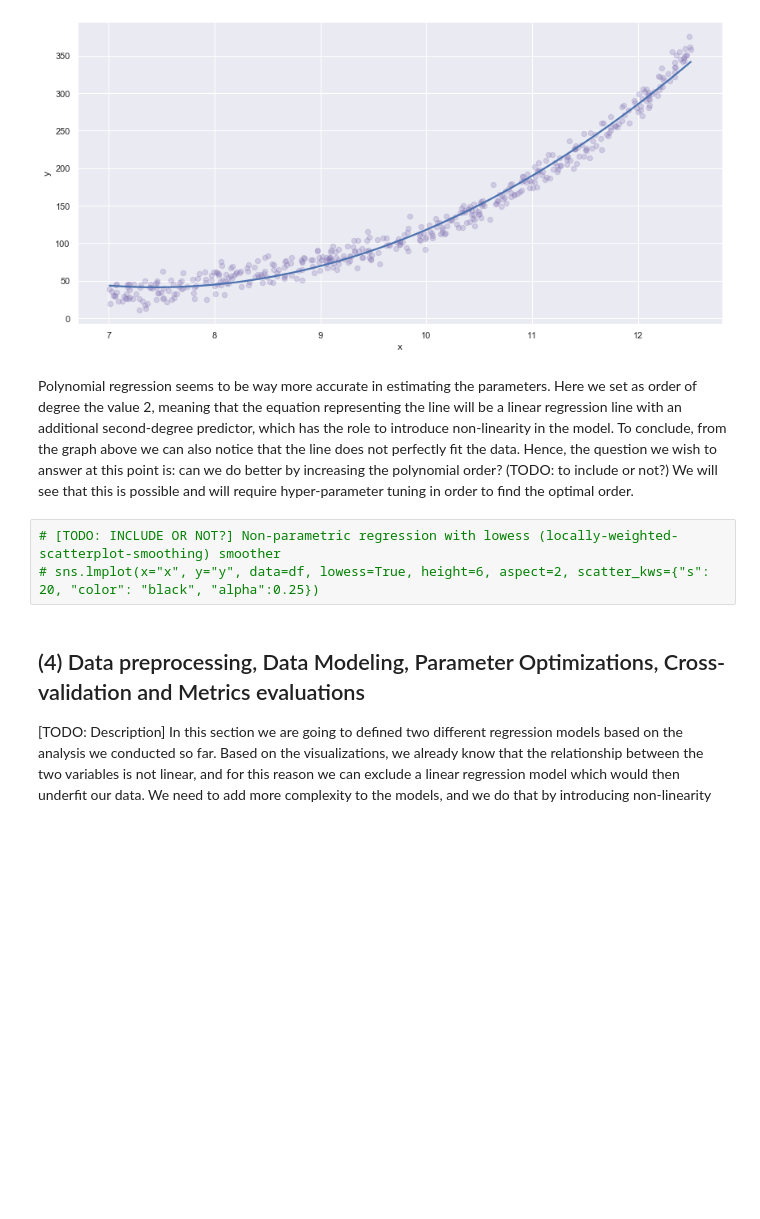
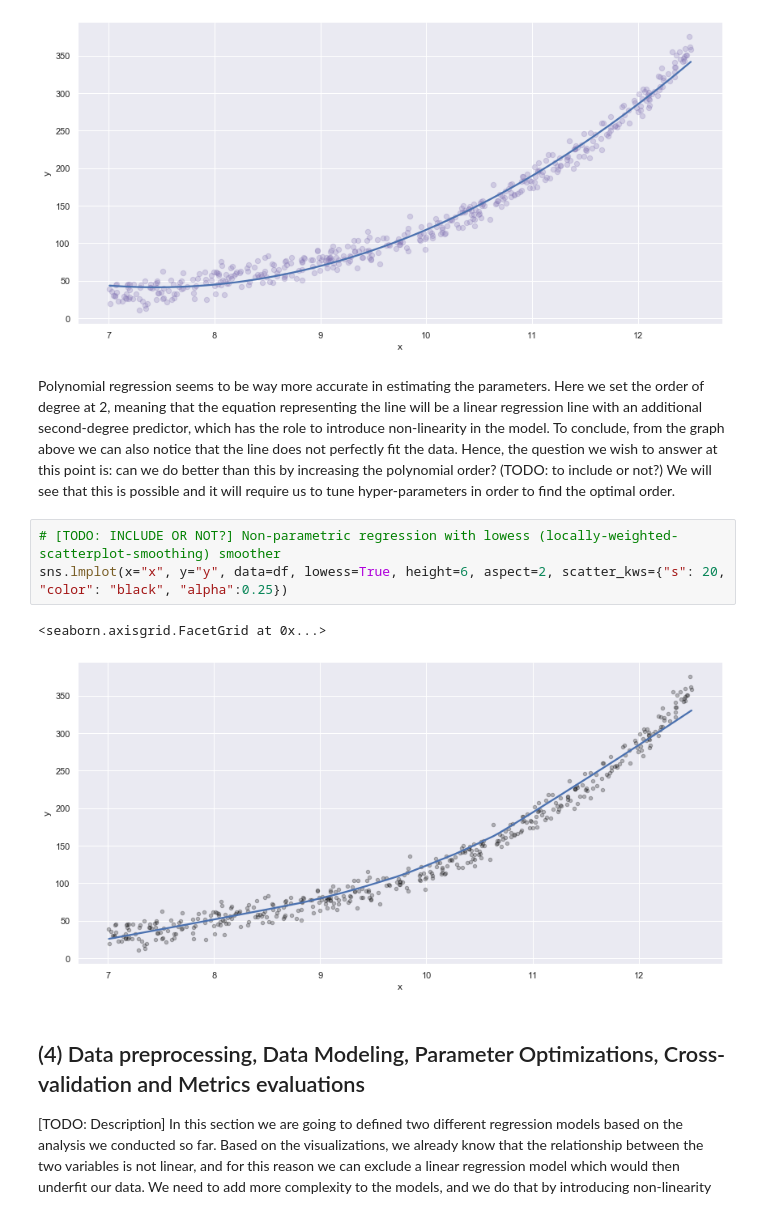
Before and after one commit to Travaz/supermercato24, a Jupyter notebook: analytics.ipynb, the cells around one changed output. Cells and saved outputs as stored; diff of their text form; blank space fills up the shorter version.

```diff
--- a/analytics.ipynb
+++ b/analytics.ipynb
@@ -174,11 +162,14 @@ sns.lmplot(x="x", y="y", data=df, order=2, ci=None, height=6, aspect=2, scatter_
 <seaborn.axisgrid.FacetGrid at 0x...>
 [figure]
 # %% [markdown]
-Polynomial regression seems to be way more accurate in estimating the parameters. Here we set as order of degree the value 2, meaning that the equation representing the line will be a linear regression line with an additional second-degree predictor, which has the role to introduce non-linearity in the model. To conclude, from the graph above we can also notice that the line does not perfectly fit the data. Hence, the question we wish to answer at this point is: can we do better by increasing the polynomial order?
-(TODO: to include or not?) We will see that this is possible and will require hyper-parameter tuning in order to find the optimal order.
+Polynomial regression seems to be way more accurate in estimating the parameters. Here we set the order of degree at 2, meaning that the equation representing the line will be a linear regression line with an additional second-degree predictor, which has the role to introduce non-linearity in the model. To conclude, from the graph above we can also notice that the line does not perfectly fit the data. Hence, the question we wish to answer at this point is: can we do better than this by increasing the polynomial order?
+(TODO: to include or not?) We will see that this is possible and it will require us to tune hyper-parameters in order to find the optimal order.
 # %%
 # [TODO: INCLUDE OR NOT?] Non-parametric regression with lowess (locally-weighted-scatterplot-smoothing) smoother
-# sns.lmplot(x="x", y="y", data=df, lowess=True, height=6, aspect=2, scatter_kws={"s": 20, "color": "black", "alpha":0.25})
+sns.lmplot(x="x", y="y", data=df, lowess=True, height=6, aspect=2, scatter_kws={"s": 20, "color": "black", "alpha":0.25})
+# %% [output]
+<seaborn.axisgrid.FacetGrid at 0x...>
+[figure, added]
 # %% [markdown]
 ## (4) Data preprocessing, Data Modeling, Parameter Optimizations, Cross-validation and Metrics evaluations
 [TODO: Description] In this section we are going to defined two different regression models based on the analysis we conducted so far. Based on the visualizations, we already know that the relationship between the two variables is not linear, and for this reason we can exclude a linear regression model which would then underfit our data. We need to add more complexity to the models, and we do that by introducing non-linearity
```
Also changed, not shown: parts of 50 cells of this notebook.
